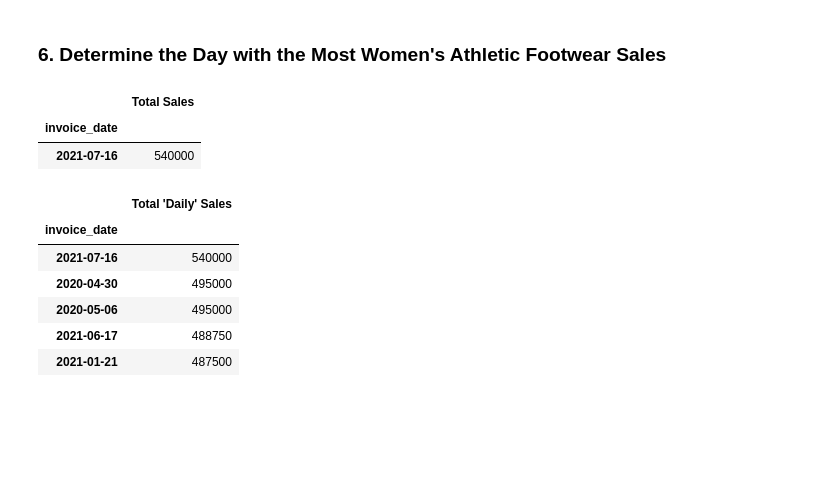
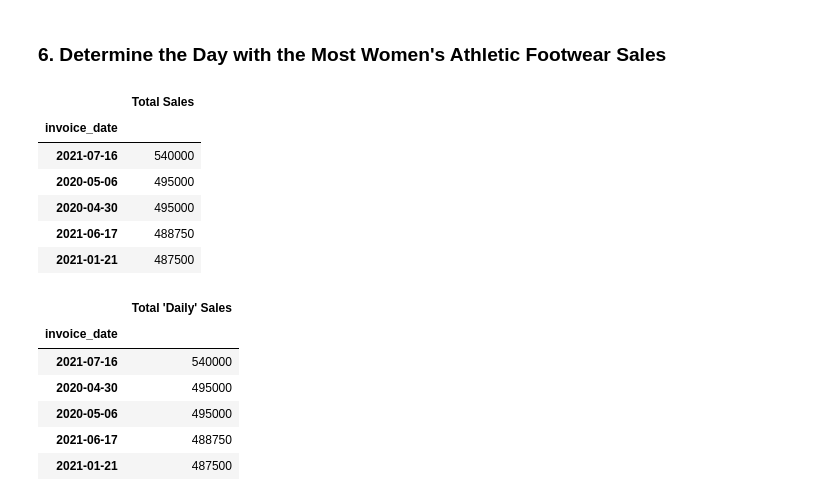
Before and after one commit to ncmoliver/athletic_sales_analysis, a Jupyter notebook: athletic_sales_analysis.ipynb, the cells around one changed output. Saved outputs shown, nothing was run; the diff lists cells and outputs as text; code cells hidden in the pictures; blank space fills up the shorter version.

```diff
--- a/athletic_sales_analysis.ipynb
+++ b/athletic_sales_analysis.ipynb
@@ -365,19 +378,23 @@ top_5_units_sold_womens_athletic_footwear
 # %%
 # Create a pivot table with the 'invoice_date' column is the index, and the "total_sales" as the values.
 womens_athletic_footwear_pivot = pd.pivot_table(womens_athletic_footwear_df,
                                                 index='invoice_date',
                                                 values='total_sales',
                                                 aggfunc='max')
 
 # Optional: Rename the "total_sales" column to "Total Sales"
 womens_athletic_footwear_pivot = womens_athletic_footwear_pivot.rename(columns=({'total_sales' : 'Total Sales'}))
 
 # Show the table.
-womens_athletic_footwear_pivot.sort_values(by='Total Sales', ascending=False).head(1)
+womens_athletic_footwear_pivot.sort_values(by='Total Sales', ascending=False).head()
 # %% [output]
 |  | Total Sales |
 | invoice_date |  |
 | 2021-07-16 | 540000 |
+| 2020-05-06 | 495000 |
+| 2020-04-30 | 495000 |
+| 2021-06-17 | 488750 |
+| 2021-01-21 | 487500 |
 # %%
 # Resample the pivot table into daily bins, and get the total sales for each day.
 D_resampled_womens_athletic_footwear_pivot = womens_athletic_footwear_pivot.resample('D').sum()
```
Also changed, not shown: parts of 6 cells of this notebook, 1 other file.
